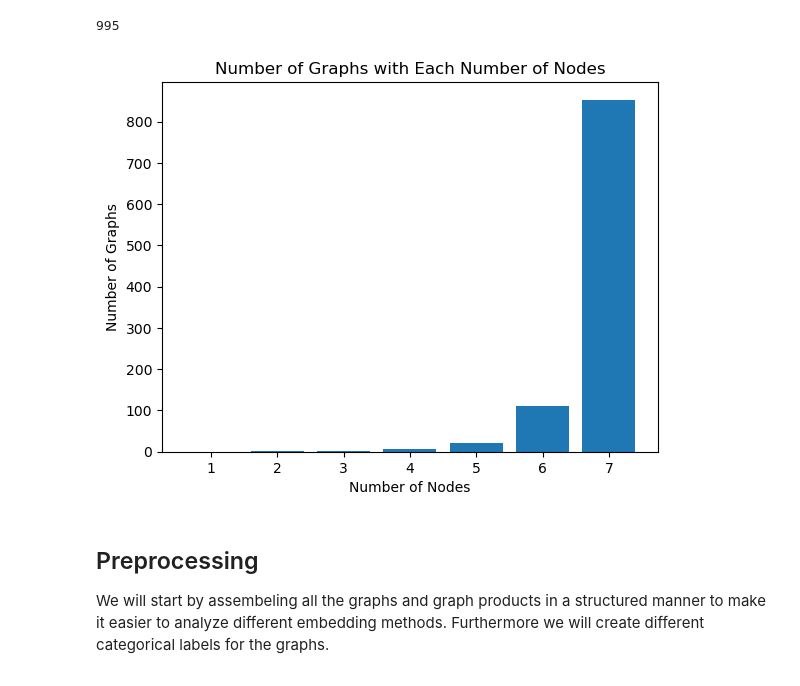
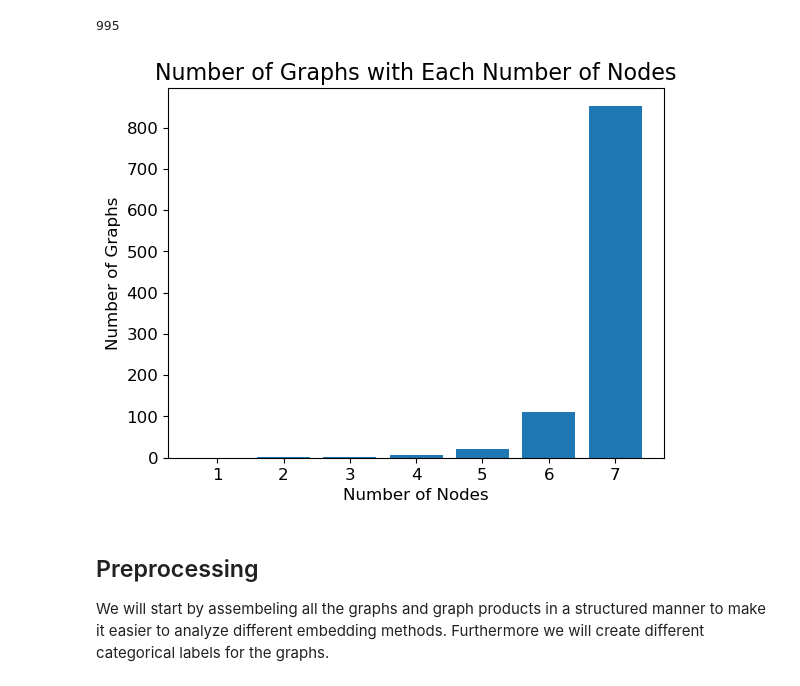
Before and after one commit to max-seeli/graph-gumbo, a Jupyter notebook: experiment.ipynb, the cells around one changed output. Drawn from its saved outputs; the diff is of its cells as text; code cells hidden in the pictures.

Commit message:
Added visualizations

```diff
--- a/experiment.ipynb
+++ b/experiment.ipynb
@@ -28,12 +28,14 @@ len(Gs)
 # %%
 number_of_graphs_with_n_nodes = [len([G for G in Gs if G.number_of_nodes() == i]) for i in range(1, 8)]
 plt.bar(range(1, 8), number_of_graphs_with_n_nodes)
-plt.xlabel("Number of Nodes")
-plt.ylabel("Number of Graphs")
-plt.title("Number of Graphs with Each Number of Nodes")
+plt.xlabel("Number of Nodes", fontsize=12)
+plt.ylabel("Number of Graphs", fontsize=12)
+plt.tick_params(axis='both', which='major', labelsize=12)
+plt.title("Number of Graphs with Each Number of Nodes", fontsize=16)
+save_pdf(plt, 'graph_node_distribution')
 plt.show()
 # %% [output]
-[figure, old version]
+[figure, new version]
 # %% [markdown]
 ## Preprocessing
 We will start by assembeling all the graphs and graph products in a structured manner to make it easier to analyze different embedding methods. Furthermore we will create different categorical labels for the graphs.
```
Also changed, not shown: parts of 9 cells of this notebook, 10 other files.
